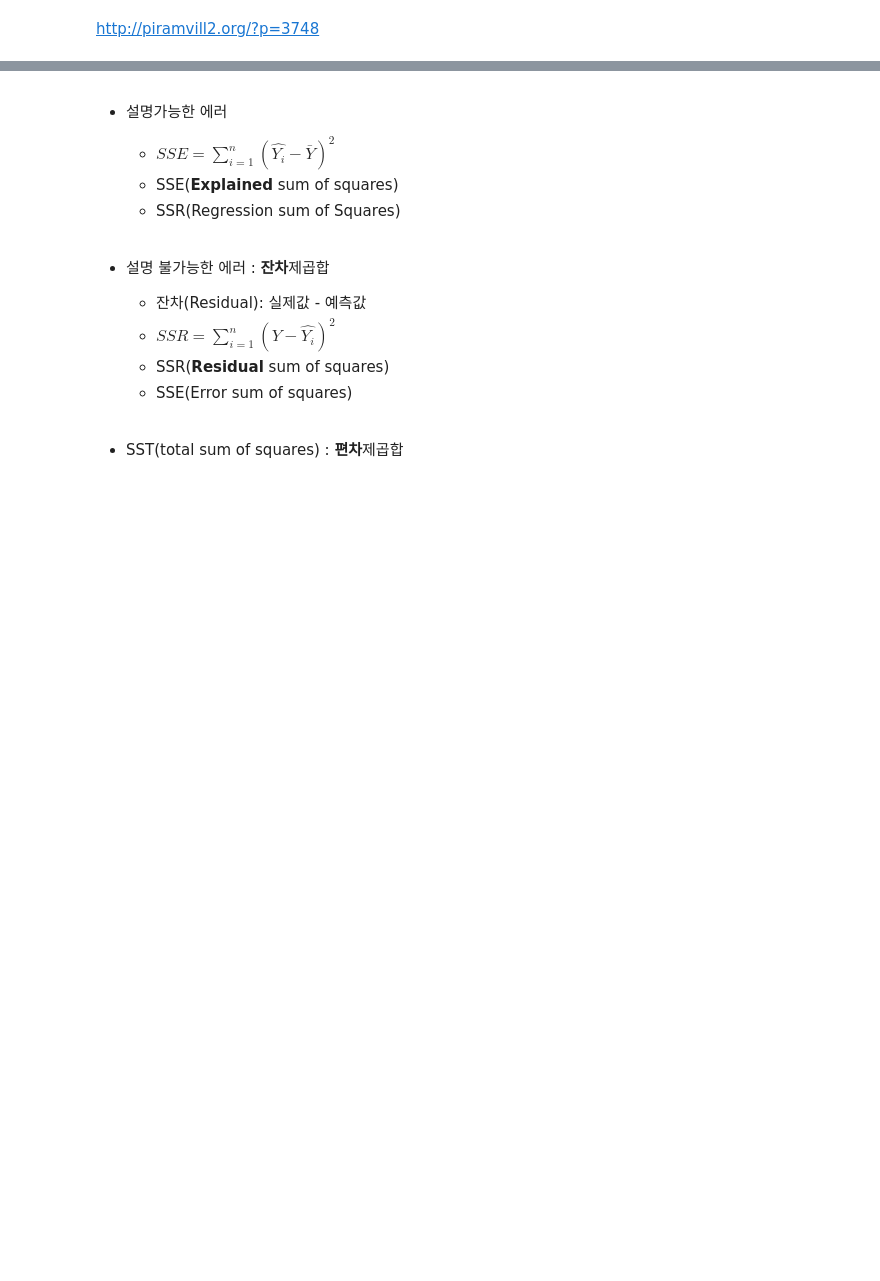
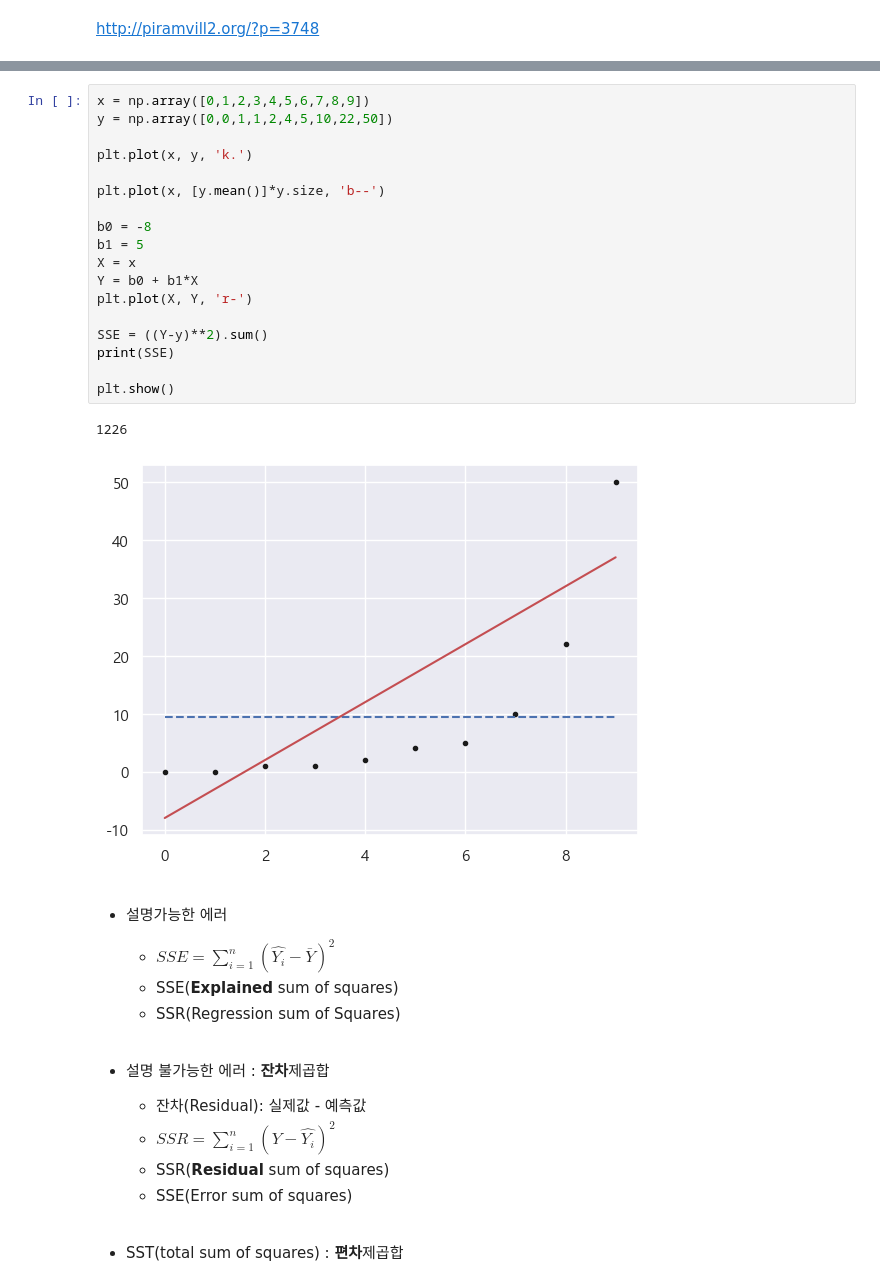
Before and after one commit to kkh1158/lecture, a Jupyter notebook: ML/lec01_기초.ipynb, the cells around one changed output, grey strips where cells are left out. Saved outputs shown, nothing was run; the diff lists cells and outputs as text; blank space fills up the shorter version.

```diff
--- a/ML/lec01_기초.ipynb
+++ b/ML/lec01_기초.ipynb
@@ -505,3 +511,24 @@ http://piramvill2.org/?p=3748
+# %%
+x = np.array([0,1,2,3,4,5,6,7,8,9])
+y = np.array([0,0,1,1,2,4,5,10,22,50])
+
+plt.plot(x, y, 'k.')
+
+plt.plot(x, [y.mean()]*y.size, 'b--')
+
+b0 = -8
+b1 = 5
+X = x
+Y = b0 + b1*X
+plt.plot(X, Y, 'r-')
+
+SSE = ((Y-y)**2).sum()
+print(SSE)
+
+plt.show()
+# %% [output]
+1226
+[figure, added]
 # %% [markdown]
 
 
```
Also changed, not shown: parts of 2 cells of this notebook, 1 other file.
